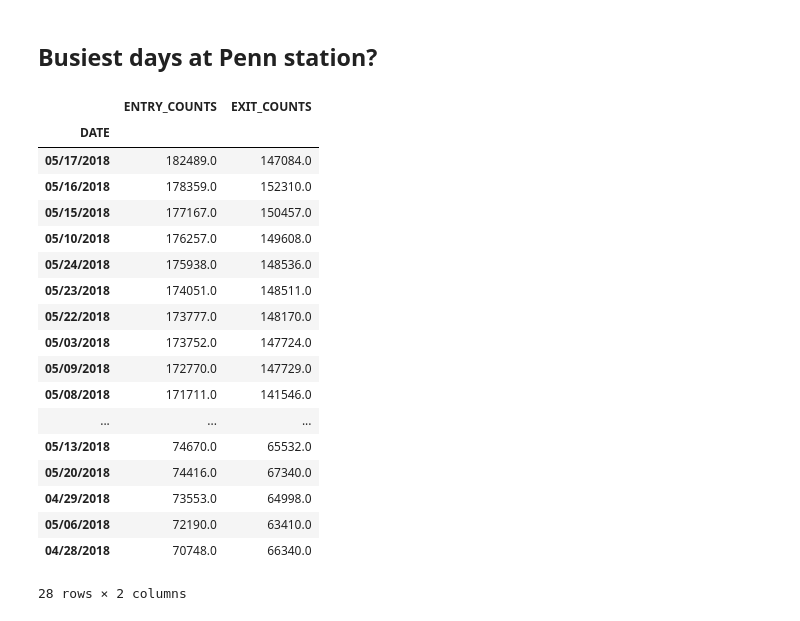
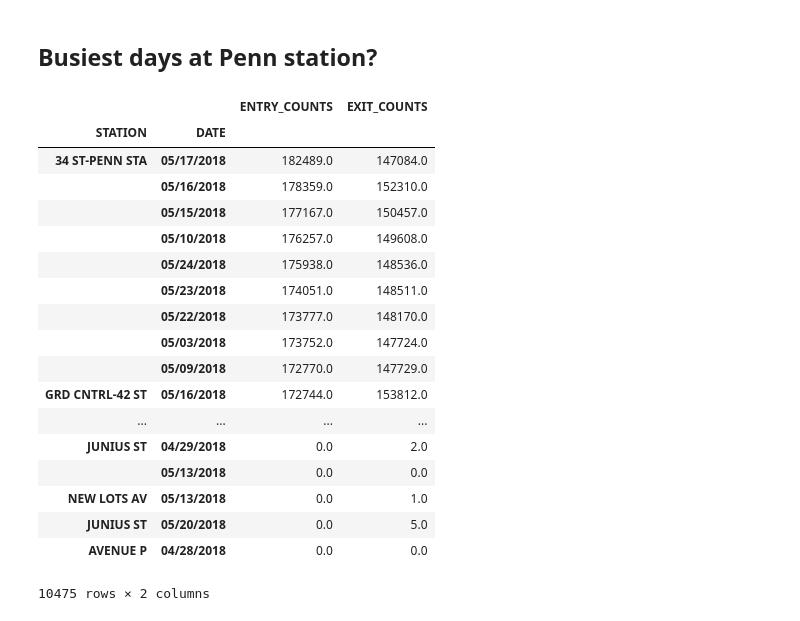
Before and after one commit to max-clarke/chi19_ds9_project_benson, a Jupyter notebook: master_notebook.ipynb, the cells around one changed output. Drawn from its saved outputs; the diff is of its cells as text; code cells hidden in the pictures.

```diff
--- a/master_notebook.ipynb
+++ b/master_notebook.ipynb
@@ -30,4 +30,4 @@ df.head()
 # %%
 turnstile = ["C/A", "UNIT", "SCP", "STATION"]
 
-df.drop_duplicates(subset=turnstile+"DATETIME", inplace=True)
+df.drop_duplicates(subset=turnstile+["DATETIME"], inplace=True)
@@ -112,3 +110,8 @@ df.head()
 | 2 | A002 | R051 | 02-00-00 | 59 ST | NQR456W | BMT | 04/28/2018 | 08:00:00 | REGULAR | 6598880 | 2235863 | ... |
 | 3 | A002 | R051 | 02-00-00 | 59 ST | NQR456W | BMT | 04/28/2018 | 12:00:00 | REGULAR | 6598961 | 2235955 | ... |
 | 4 | A002 | R051 | 02-00-00 | 59 ST | NQR456W | BMT | 04/28/2018 | 16:00:00 | REGULAR | 6599175 | 2236015 | ... |
+# %%
+# drop extraneous columns to save space
+
+df.drop(['TIME', 'WEEKDAY_NUM', 'LINENAME', 'PREV_TIME'], axis=1, inplace=True)
+df.head()
@@ -114,0 +125,3 @@ df.head()
+# %%
+df.drop(['PREV_ENTRIES', 'PREV_EXITS'], axis=1, inplace=True)
+df.info()
@@ -179,28 +212,27 @@ plt.title('Station by Total Activity', fontdict={'fontsize': 20});
 # %% [markdown]
 ## Busiest days at Penn station?
 # %%
-penn = df[df['STATION'] == '34 ST-PENN STA']
-penn.groupby('DATE')[['ENTRY_COUNTS', 'EXIT_COUNTS']].sum().sort_values('ENTRY_COUNTS', ascending=False)
+df.groupby(['STATION', 'DATE'])[['ENTRY_COUNTS', 'EXIT_COUNTS']].sum().sort_values('ENTRY_COUNTS', ascending=False)
 # %% [output]
-|  | ENTRY_COUNTS | EXIT_COUNTS |
-| DATE |  |  |
-| 05/17/2018 | 182489.0 | 147084.0 |
-| 05/16/2018 | 178359.0 | 152310.0 |
-| 05/15/2018 | 177167.0 | 150457.0 |
-| 05/10/2018 | 176257.0 | 149608.0 |
-| 05/24/2018 | 175938.0 | 148536.0 |
-| 05/23/2018 | 174051.0 | 148511.0 |
-| 05/22/2018 | 173777.0 | 148170.0 |
-| 05/03/2018 | 173752.0 | 147724.0 |
-| 05/09/2018 | 172770.0 | 147729.0 |
-| 05/08/2018 | 171711.0 | 141546.0 |
-| ... | ... | ... |
-| 05/13/2018 | 74670.0 | 65532.0 |
-| 05/20/2018 | 74416.0 | 67340.0 |
-| 04/29/2018 | 73553.0 | 64998.0 |
-| 05/06/2018 | 72190.0 | 63410.0 |
-| 04/28/2018 | 70748.0 | 66340.0 |
+|  |  | ENTRY_COUNTS | EXIT_COUNTS |
+| STATION | DATE |  |  |
+| 34 ST-PENN STA | 05/17/2018 | 182489.0 | 147084.0 |
+|  | 05/16/2018 | 178359.0 | 152310.0 |
+|  | 05/15/2018 | 177167.0 | 150457.0 |
+|  | 05/10/2018 | 176257.0 | 149608.0 |
+|  | 05/24/2018 | 175938.0 | 148536.0 |
+|  | 05/23/2018 | 174051.0 | 148511.0 |
+|  | 05/22/2018 | 173777.0 | 148170.0 |
+|  | 05/03/2018 | 173752.0 | 147724.0 |
+|  | 05/09/2018 | 172770.0 | 147729.0 |
+| GRD CNTRL-42 ST | 05/16/2018 | 172744.0 | 153812.0 |
+| ... | ... | ... | ... |
+| JUNIUS ST | 04/29/2018 | 0.0 | 2.0 |
+|  | 05/13/2018 | 0.0 | 0.0 |
+| NEW LOTS AV | 05/13/2018 | 0.0 | 1.0 |
+| JUNIUS ST | 05/20/2018 | 0.0 | 5.0 |
+| AVENUE P | 04/28/2018 | 0.0 | 0.0 |
-28 rows × 2 columns
+10475 rows × 2 columns
 # %%
 # pickle df
 
```
Also changed, not shown: parts of 5 cells of this notebook.
